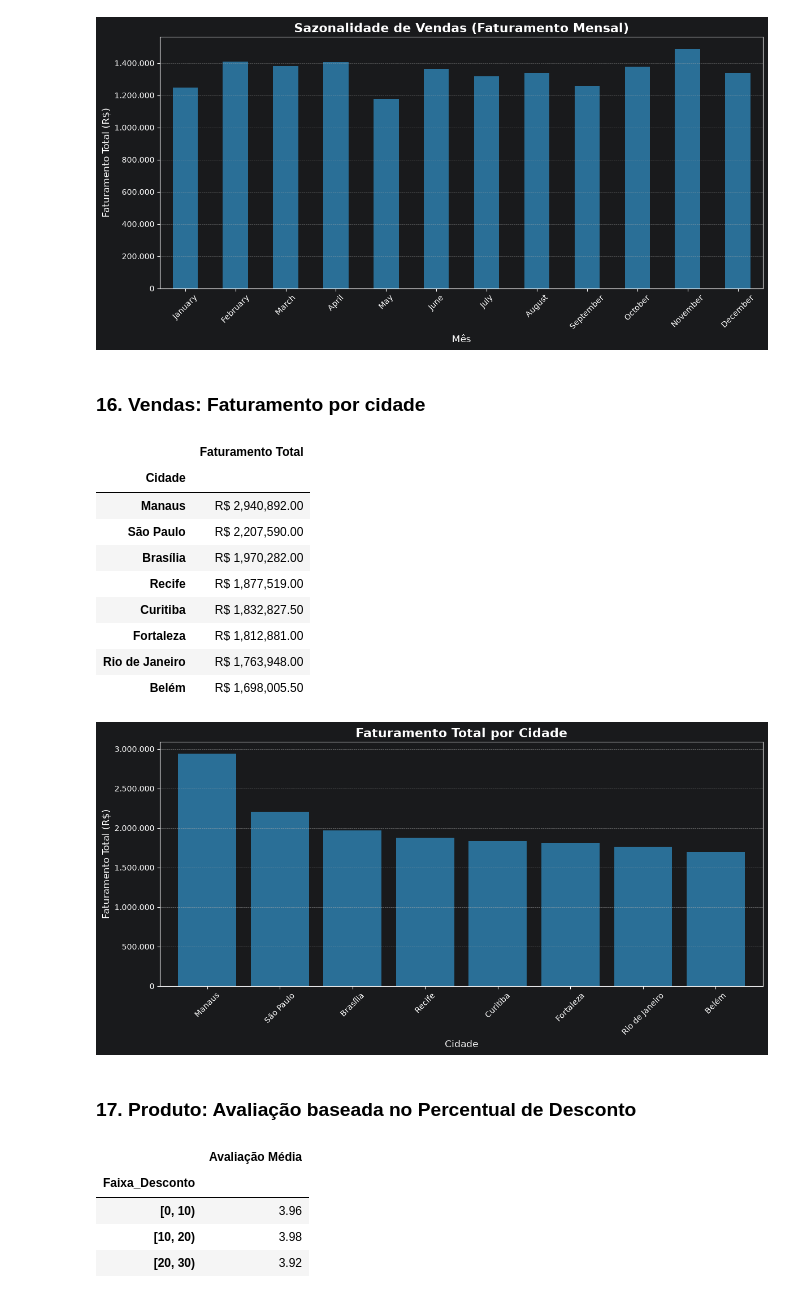
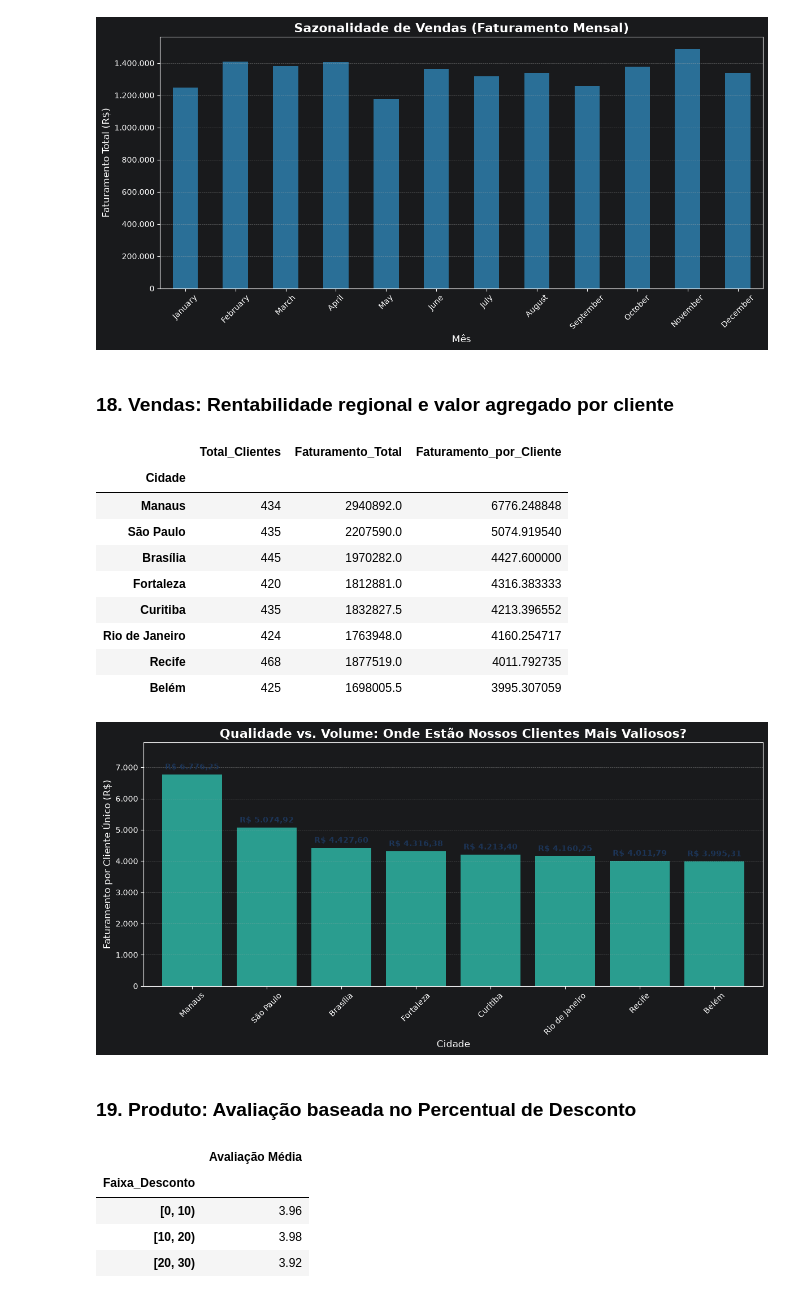
Before and after one commit to lexmoraes/data-science, a Jupyter notebook: desafio03.ipynb, the cells around one changed output. Saved outputs shown, nothing was run; the diff lists cells and outputs as text; code cells hidden in the pictures.

```diff
--- a/desafio03.ipynb
+++ b/desafio03.ipynb
@@ -282,49 +364,61 @@ plt.show()
 # %% [output]
 [figure]
 # %% [markdown]
-### 16. Vendas: Faturamento por cidade
+### 18. Vendas: Rentabilidade regional e valor agregado por cliente
 # %%
-df.groupby('Cidade')['Valor_Total'] \
-  .sum() \
-  .sort_values(ascending=False) \
-  .to_frame('Faturamento Total') \
-  .style.format('R$ {:,.2f}'.format)
+analise_cidades = df.groupby('Cidade') \
+  .agg(
+      Total_Clientes=('ID_Cliente', 'nunique'),
+      Faturamento_Total=('Valor_Total', 'sum')
+  ) \
+  .assign(Faturamento_por_Cliente=lambda x: x['Faturamento_Total'] / x['Total_Clientes']) \
+  .sort_values(by='Faturamento_por_Cliente', ascending=False)
+
+analise_cidades
 # %% [output]
-|  | Faturamento Total |
-| Cidade |  |
-| Manaus | R$ 2,940,892.00 |
-| São Paulo | R$ 2,207,590.00 |
-| Brasília | R$ 1,970,282.00 |
-| Recife | R$ 1,877,519.00 |
-| Curitiba | R$ 1,832,827.50 |
-| Fortaleza | R$ 1,812,881.00 |
-| Rio de Janeiro | R$ 1,763,948.00 |
-| Belém | R$ 1,698,005.50 |
+|  | Total_Clientes | Faturamento_Total | Faturamento_por_Cliente |
+| Cidade |  |  |  |
+| Manaus | 434 | 2940892.0 | 6776.248848 |
+| São Paulo | 435 | 2207590.0 | 5074.919540 |
+| Brasília | 445 | 1970282.0 | 4427.600000 |
+| Fortaleza | 420 | 1812881.0 | 4316.383333 |
+| Curitiba | 435 | 1832827.5 | 4213.396552 |
+| Rio de Janeiro | 424 | 1763948.0 | 4160.254717 |
+| Recife | 468 | 1877519.0 | 4011.792735 |
+| Belém | 425 | 1698005.5 | 3995.307059 |
 # %%
-faturamento_cidade = df.groupby('Cidade')['Valor_Total'].sum().sort_values(ascending=False)
-
 plt.figure(figsize=(12, 6))
 
-ax = faturamento_cidade.plot(kind='bar', color='#2a6f97', width=0.8)
+# 3. Criando o gráfico de barras
+ax = analise_cidades['Faturamento_por_Cliente'].plot(kind='bar', color='#2a9d8f', width=0.8)
 
-# 4. Ajustes de Títulos e Eixos
-plt.title('Faturamento Total por Cidade', fontsize=16, fontweight='bold')
+# 4. Títulos e eixos (Já com o título estratégico)
+plt.title('Qualidade vs. Volume: Onde Estão Nossos Clientes Mais Valiosos?', fontsize=16, fontweight='bold')
 plt.xlabel('Cidade', fontsize=12)
-plt.ylabel('Faturamento Total (R$)', fontsize=12)
-
+plt.ylabel('Faturamento por Cliente Único (R$)', fontsize=12)
 plt.xticks(rotation=45)
 
+# 5. Formatação do eixo Y (milhares)
 plt.gca().yaxis.set_major_formatter(plt.FuncFormatter(lambda x, loc: "{:,}".format(int(x)).replace(',', '.')))
 
-plt.grid(axis='y', linestyle='--', alpha=0.7)
+# 6. Adicionando os valores em cima de cada barra
+for i, v in enumerate(analise_cidades['Faturamento_por_Cliente']):
+    valor_formatado = f'R$ {v:,.2f}'.replace(',', 'X').replace('.', ',').replace('X', '.')
+    ax.text(i, v + 100, valor_formatado, ha='center', va='bottom', fontsize=10, color='#1d3557', fontweight='bold')
 
+# Aumentando o limite do eixo Y para os textos não ficarem cortados
+plt.ylim(0, analise_cidades['Faturamento_por_Cliente'].max() * 1.15)
+
+# 7. Grid e Layout
+plt.grid(axis='y', linestyle='--', alpha=0.5)
 plt.tight_layout()
 
+# 8. Exibindo o gráfico na tela
 plt.show()
 # %% [output]
-[figure, old version]
+[figure, new version]
 # %% [markdown]
-### 17. Produto: Avaliação baseada no Percentual de Desconto
+### 19. Produto: Avaliação baseada no Percentual de Desconto
 # %%
 df.groupby('Faixa_Desconto', observed=True)['Avaliacao'] \
   .mean() \
```
Also changed, not shown: parts of 16 cells of this notebook.
